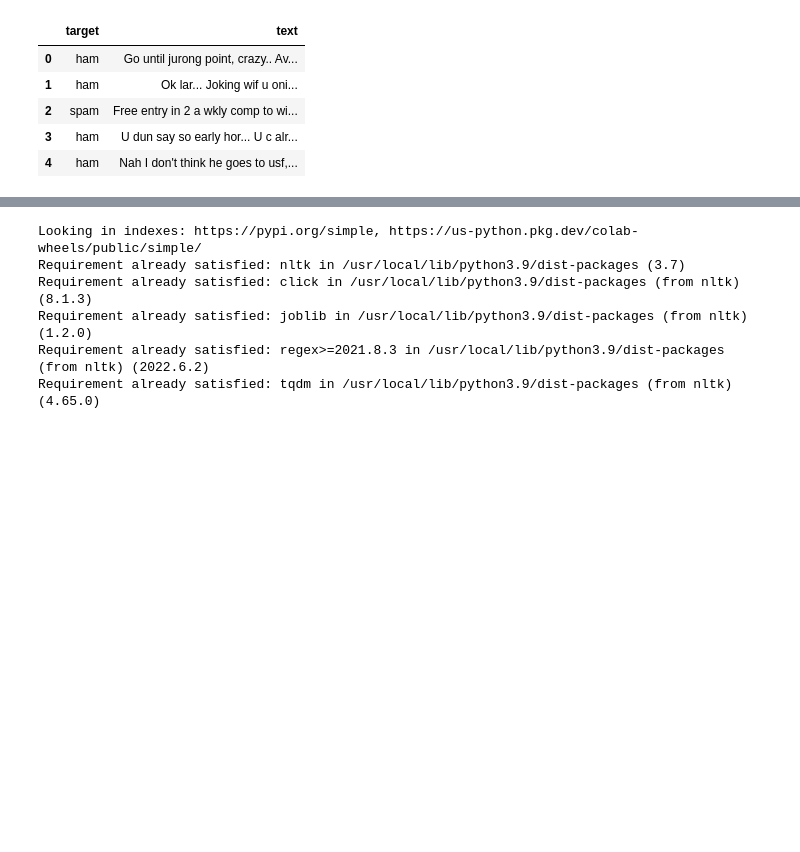
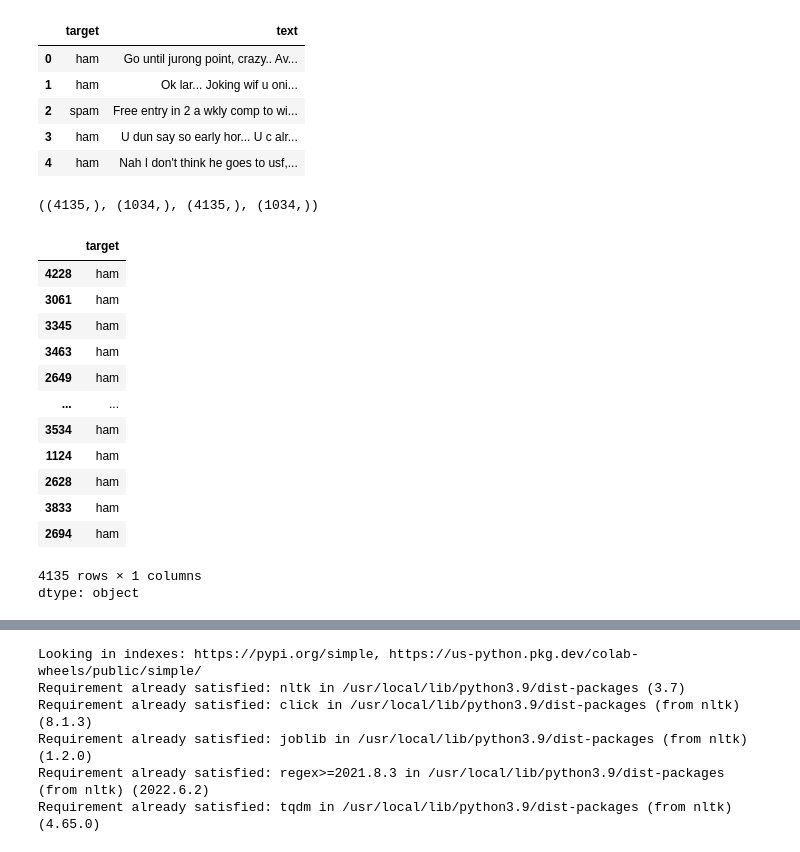
Before and after one commit to arbin34/heruk, a Jupyter notebook: spamnonspam.ipynb, the cells around one changed output, grey strips where cells are left out. Saved outputs shown, nothing was run; the diff lists cells and outputs as text; code cells hidden in the pictures; blank space fills up the shorter version.

```diff
--- a/spamnonspam.ipynb
+++ b/spamnonspam.ipynb
@@ -76,6 +89,29 @@ df.head()
 | 2 | spam | Free entry in 2 a wkly comp to wi... |
 | 3 | ham | U dun say so early hor... U c alr... |
 | 4 | ham | Nah I don't think he goes to usf,... |
+# %%
+from sklearn.model_selection import train_test_split
+x_train,x_test,y_train,y_test=train_test_split(df['text'],df['target'],test_size=0.2,random_state=2)
+x_train.shape,x_test.shape,y_train.shape,y_test.shape
+# %% [output]
+((4135,), (1034,), (4135,), (1034,))
+# %%
+df.target.value_counts()
+# %% [output]
+|  | target |
+| 4228 | ham |
+| 3061 | ham |
+| 3345 | ham |
+| 3463 | ham |
+| 2649 | ham |
+| ... | ... |
+| 3534 | ham |
+| 1124 | ham |
+| 2628 | ham |
+| 3833 | ham |
+| 2694 | ham |
+4135 rows × 1 columns
+dtype: object
 # %%
 from sklearn.preprocessing import LabelEncoder
 lebel=LabelEncoder()
```
Also changed, not shown: parts of 22 cells of this notebook.
